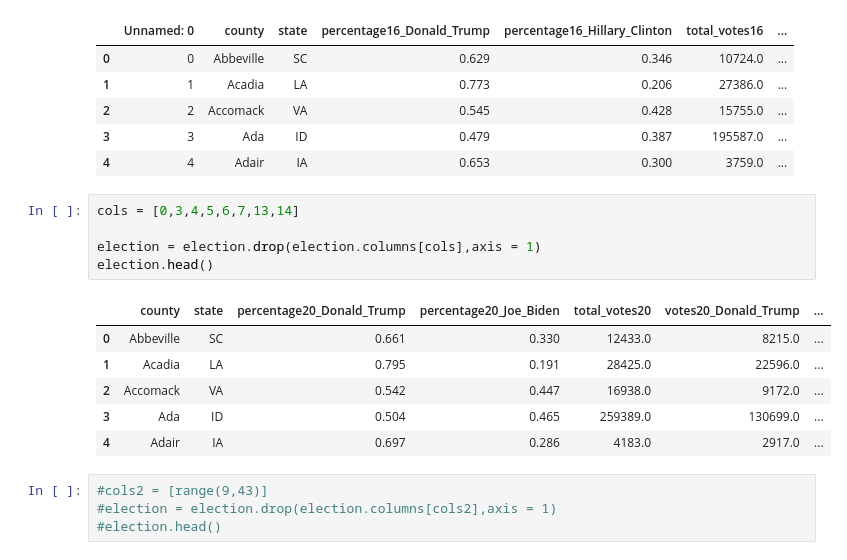
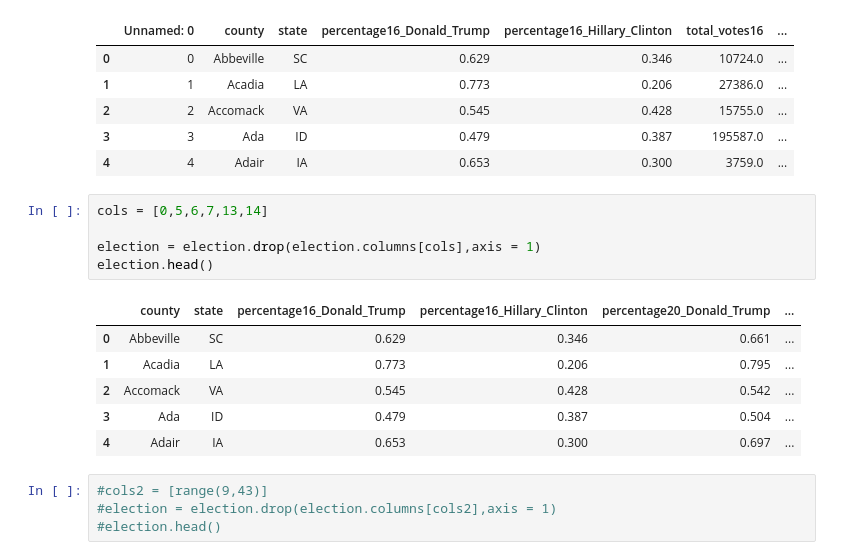
Before and after one commit to eweed001/ORIE-4741-Project, a Jupyter notebook: data_collection_cleaning2020.ipynb, the cells around one changed output. Saved outputs shown, nothing was run; the diff lists cells and outputs as text.

```diff
--- a/data_collection_cleaning2020.ipynb
+++ b/data_collection_cleaning2020.ipynb
@@ -550,17 +598,17 @@ election.head()
 | 3 | 3 | Ada | ID | 0.479 | 0.387 | 195587.0 | ... |
 | 4 | 4 | Adair | IA | 0.653 | 0.300 | 3759.0 | ... |
 # %%
-cols = [0,3,4,5,6,7,13,14]
+cols = [0,5,6,7,13,14]
 
 election = election.drop(election.columns[cols],axis = 1)
 election.head()
 # %% [output]
-|  | county | state | percentage20_Donald_Trump | percentage20_Joe_Biden | total_votes20 | votes20_Donald_Trump | ... |
-| 0 | Abbeville | SC | 0.661 | 0.330 | 12433.0 | 8215.0 | ... |
-| 1 | Acadia | LA | 0.795 | 0.191 | 28425.0 | 22596.0 | ... |
-| 2 | Accomack | VA | 0.542 | 0.447 | 16938.0 | 9172.0 | ... |
-| 3 | Ada | ID | 0.504 | 0.465 | 259389.0 | 130699.0 | ... |
-| 4 | Adair | IA | 0.697 | 0.286 | 4183.0 | 2917.0 | ... |
+|  | county | state | percentage16_Donald_Trump | percentage16_Hillary_Clinton | percentage20_Donald_Trump | ... |
+| 0 | Abbeville | SC | 0.629 | 0.346 | 0.661 | ... |
+| 1 | Acadia | LA | 0.773 | 0.206 | 0.795 | ... |
+| 2 | Accomack | VA | 0.545 | 0.428 | 0.542 | ... |
+| 3 | Ada | ID | 0.479 | 0.387 | 0.504 | ... |
+| 4 | Adair | IA | 0.653 | 0.300 | 0.697 | ... |
 # %%
 #cols2 = [range(9,43)]
 #election = election.drop(election.columns[cols2],axis = 1)
```
Also changed, not shown: parts of 27 cells of this notebook, 2 other files.
